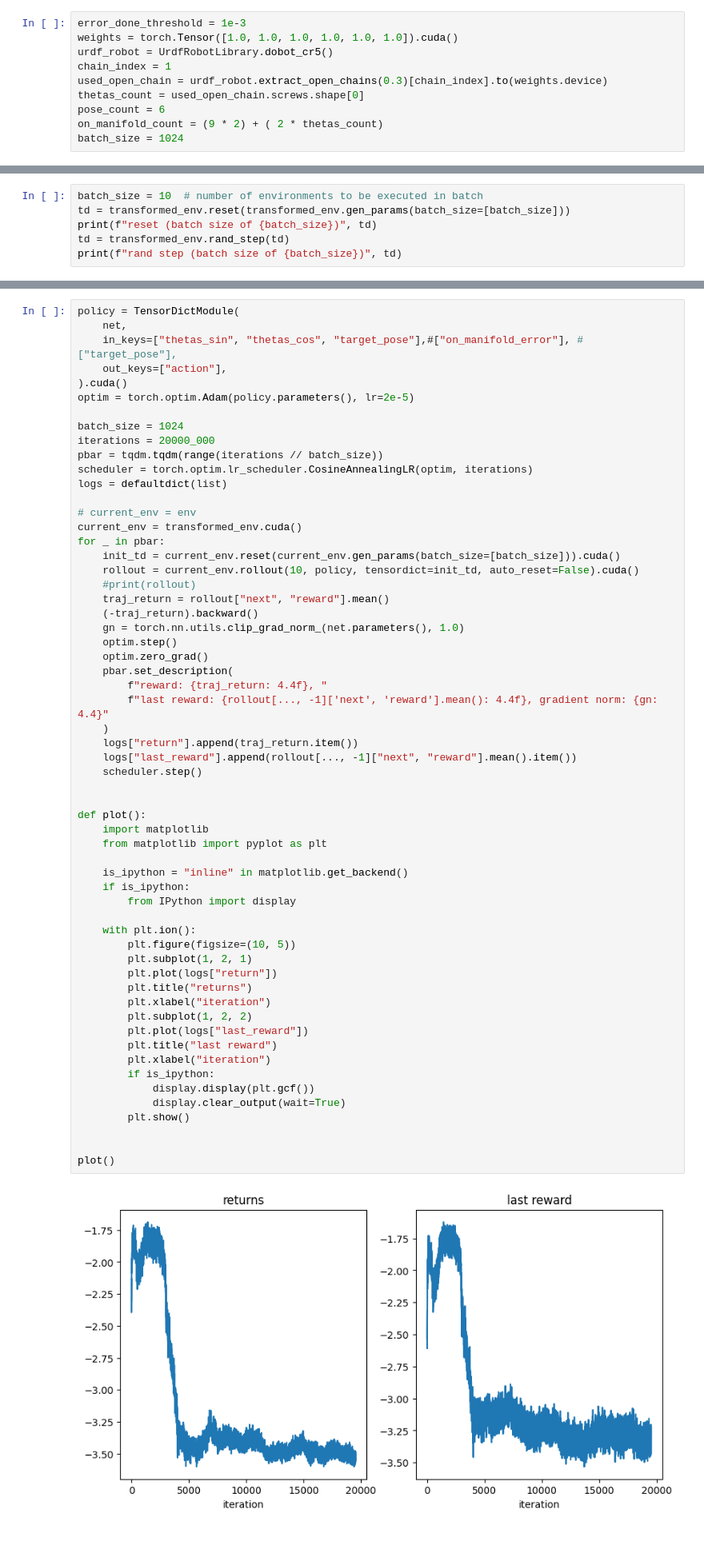
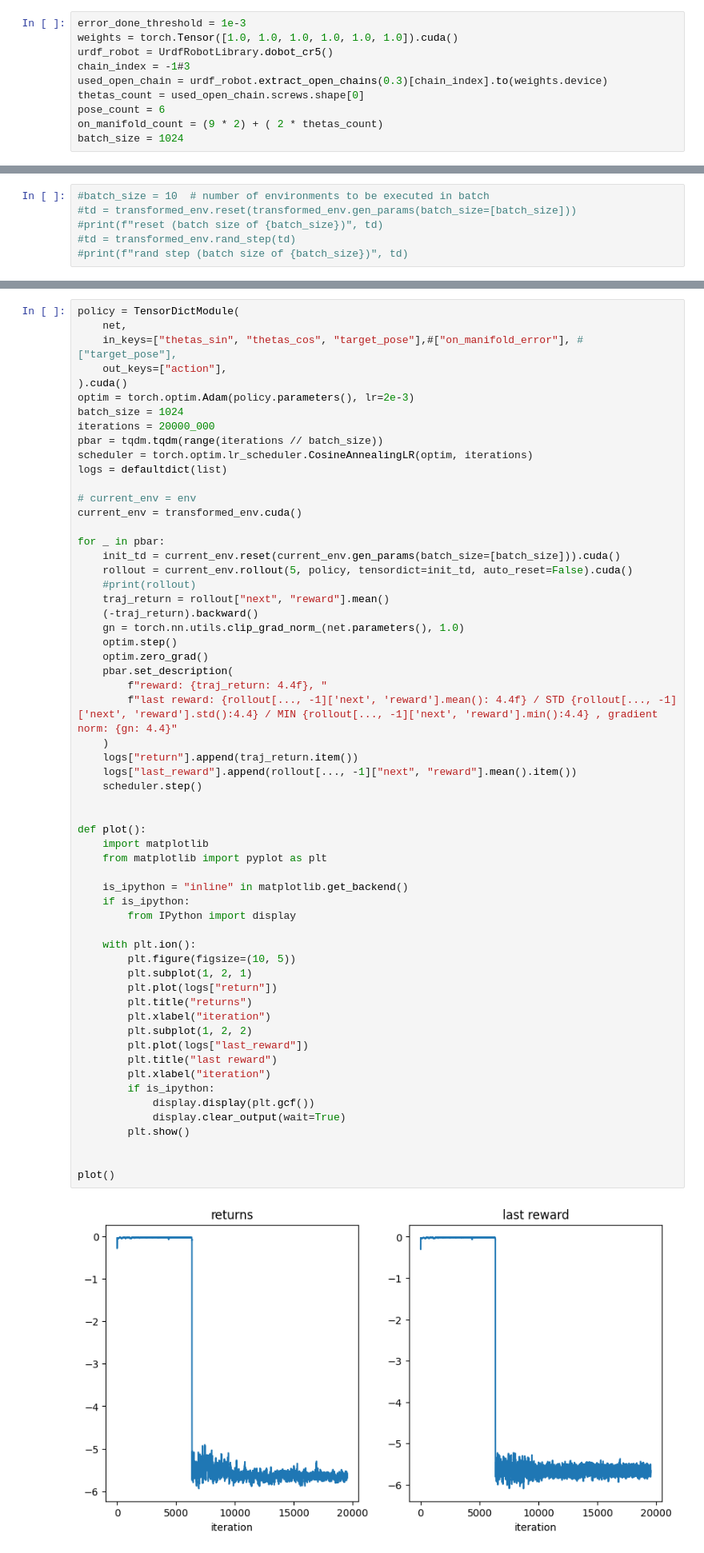
Before and after one commit to paucarre/robot-fabrik-cga, a Jupyter notebook: ik.ipynb, the cells around one changed output, grey strips where cells are left out. Shown at 80% size. Saved outputs shown, nothing was run; the diff lists cells and outputs as text.

```diff
--- a/ik.ipynb
+++ b/ik.ipynb
@@ -41,7 +37,7 @@ from linguamechanica.kinematics import UrdfRobotLibrary
 error_done_threshold = 1e-3
 weights = torch.Tensor([1.0, 1.0, 1.0, 1.0, 1.0, 1.0]).cuda()
 urdf_robot = UrdfRobotLibrary.dobot_cr5()
-chain_index = 1
+chain_index = -1#3
 used_open_chain = urdf_robot.extract_open_chains(0.3)[chain_index].to(weights.device)
 thetas_count = used_open_chain.screws.shape[0]
 pose_count = 6
@@ -617,6 +361,6 @@ To do this, we just generate parameters with the desired shape.
 # %%
-batch_size = 10  # number of environments to be executed in batch
-td = transformed_env.reset(transformed_env.gen_params(batch_size=[batch_size]))
-print(f"reset (batch size of {batch_size})", td)
-td = transformed_env.rand_step(td)
-print(f"rand step (batch size of {batch_size})", td)
+#batch_size = 10  # number of environments to be executed in batch
+#td = transformed_env.reset(transformed_env.gen_params(batch_size=[batch_size]))
+#print(f"reset (batch size of {batch_size})", td)
+#td = transformed_env.rand_step(td)
+#print(f"rand step (batch size of {batch_size})", td)
@@ -762,8 +430,7 @@ policy = TensorDictModule(
     in_keys=["thetas_sin", "thetas_cos", "target_pose"],#["on_manifold_error"], #["target_pose"],
     out_keys=["action"],
 ).cuda()
-optim = torch.optim.Adam(policy.parameters(), lr=2e-5)
-
+optim = torch.optim.Adam(policy.parameters(), lr=2e-3)
 batch_size = 1024
 iterations = 20000_000
 pbar = tqdm.tqdm(range(iterations // batch_size))
@@ -772,9 +439,10 @@ logs = defaultdict(list)
 
 # current_env = env
 current_env = transformed_env.cuda()
+
 for _ in pbar:
     init_td = current_env.reset(current_env.gen_params(batch_size=[batch_size])).cuda()
-    rollout = current_env.rollout(10, policy, tensordict=init_td, auto_reset=False).cuda()
+    rollout = current_env.rollout(5, policy, tensordict=init_td, auto_reset=False).cuda()
     #print(rollout)
     traj_return = rollout["next", "reward"].mean()
     (-traj_return).backward()
@@ -783,37 +451,37 @@ for _ in pbar:
     optim.zero_grad()
     pbar.set_description(
         f"reward: {traj_return: 4.4f}, "
-        f"last reward: {rollout[..., -1]['next', 'reward'].mean(): 4.4f}, gradient norm: {gn: 4.4}"
+        f"last reward: {rollout[..., -1]['next', 'reward'].mean(): 4.4f} / STD {rollout[..., -1]['next', 'reward'].std():4.4} / MIN {rollout[..., -1]['next', 'reward'].min():4.4} , gradient norm: {gn: 4.4}"
     )
     logs["return"].append(traj_return.item())
     logs["last_reward"].append(rollout[..., -1]["next", "reward"].mean().item())
     scheduler.step()
 
 
 def plot():
     import matplotlib
     from matplotlib import pyplot as plt
 
     is_ipython = "inline" in matplotlib.get_backend()
     if is_ipython:
         from IPython import display
 
     with plt.ion():
         plt.figure(figsize=(10, 5))
         plt.subplot(1, 2, 1)
         plt.plot(logs["return"])
         plt.title("returns")
         plt.xlabel("iteration")
         plt.subplot(1, 2, 2)
         plt.plot(logs["last_reward"])
         plt.title("last reward")
         plt.xlabel("iteration")
         if is_ipython:
             display.display(plt.gcf())
             display.clear_output(wait=True)
         plt.show()
 
 
 plot()
 # %% [output]
-[figure, old version]
+[figure, new version]
```
Also changed, not shown: parts of 42 cells of this notebook, 9 other files.
